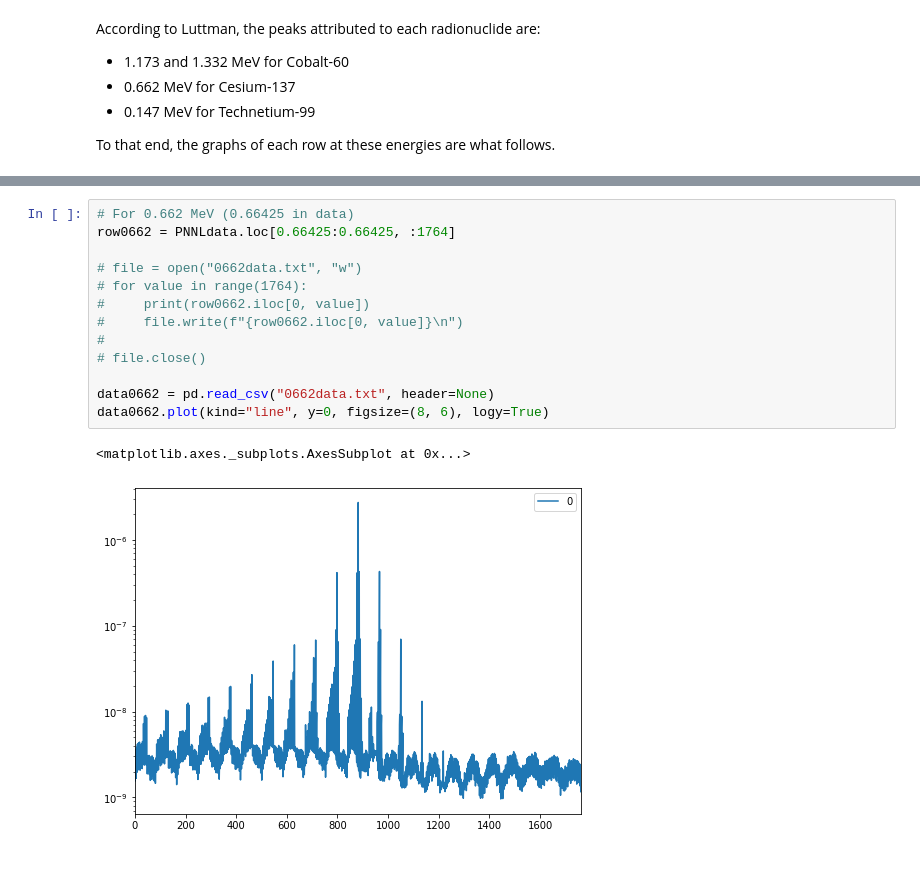
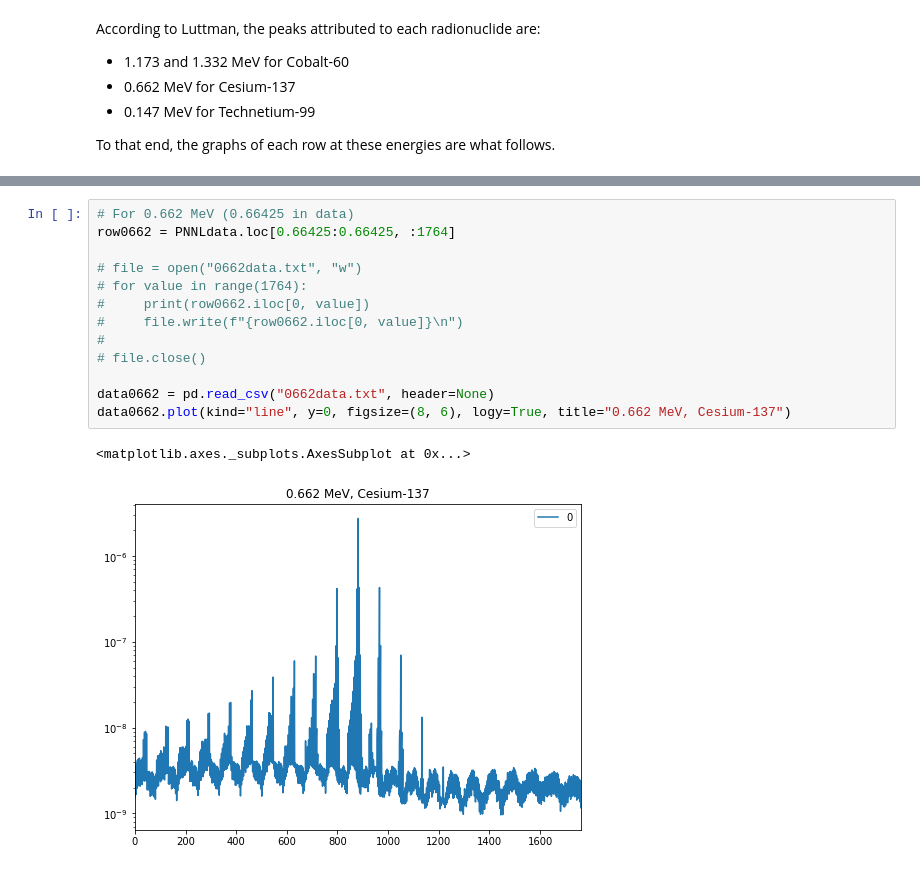
Before and after one commit to Dithizone/Math398-Project, a Jupyter notebook: RadionuclideSeparation.ipynb, the cells around one changed output, grey strips where cells are left out. Drawn from its saved outputs; the diff is of its cells as text.

```diff
--- a/RadionuclideSeparation.ipynb
+++ b/RadionuclideSeparation.ipynb
@@ -72,19 +72,19 @@ data1332.plot(kind="line", y=0, figsize=(8, 6), logy=True)
 # %%
 # For 0.662 MeV (0.66425 in data)
 row0662 = PNNLdata.loc[0.66425:0.66425, :1764]
 
 # file = open("0662data.txt", "w")
 # for value in range(1764):
 #     print(row0662.iloc[0, value])
 #     file.write(f"{row0662.iloc[0, value]}\n")
 #
 # file.close()
 
 data0662 = pd.read_csv("0662data.txt", header=None)
-data0662.plot(kind="line", y=0, figsize=(8, 6), logy=True)
+data0662.plot(kind="line", y=0, figsize=(8, 6), logy=True, title="0.662 MeV, Cesium-137")
 # %% [output]
 <matplotlib.axes._subplots.AxesSubplot at 0x...>
-[figure, old version]
+[figure, new version]
 # %%
 # For 0.147 MeV (0.1475 in data)
 row0147 = PNNLdata.loc[0.1475:0.1475, :1764]
```
Also changed, not shown: parts of 3 cells of this notebook.
